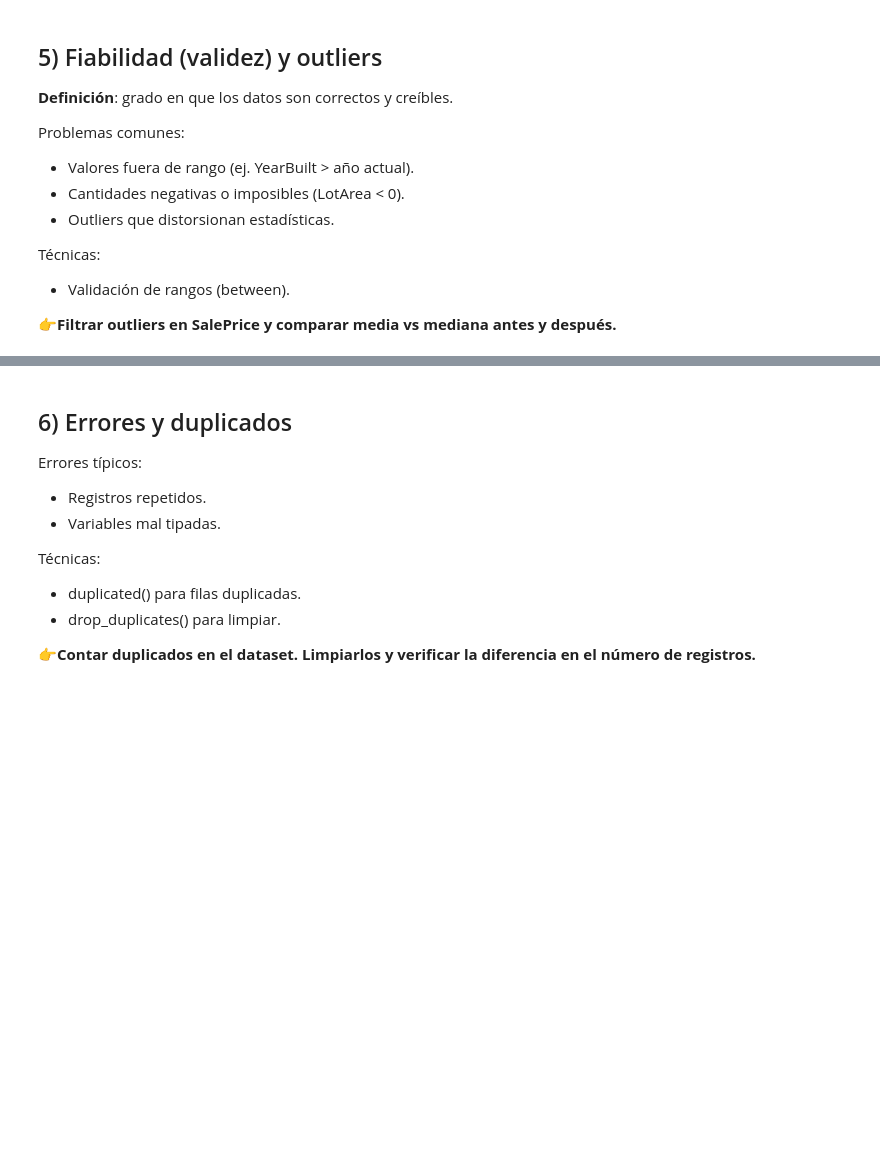
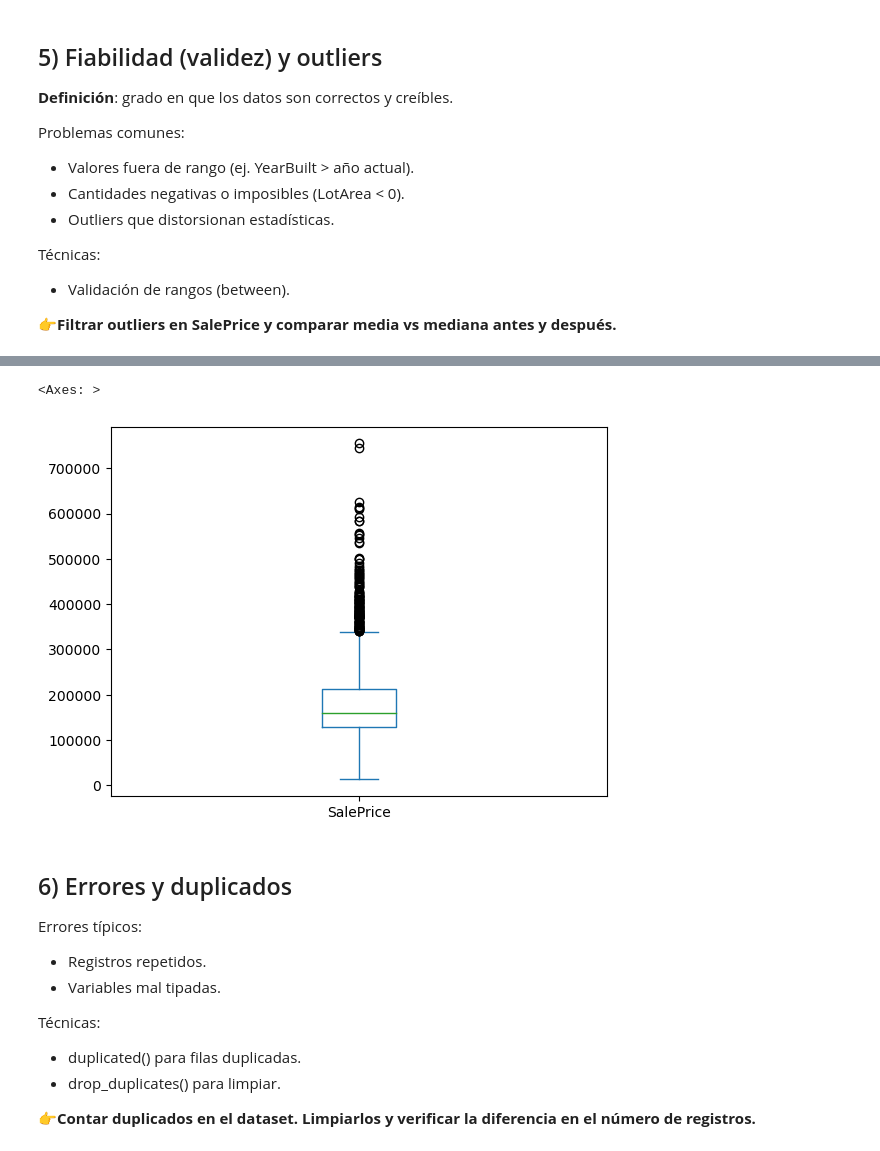
Before and after one commit to DataJm/202509-Data-Analytics-con-Python, a Jupyter notebook: Live Coding/Clase 08/Clase8_Calidad_Limpieza_Ames.ipynb, the cells around one changed output, grey strips where cells are left out. Cells and saved outputs as stored; diff of their text form; code cells hidden in the pictures; blank space fills up the shorter version.

```diff
--- a/Live Coding/Clase 08/Clase8_Calidad_Limpieza_Ames.ipynb
+++ b/Live Coding/Clase 08/Clase8_Calidad_Limpieza_Ames.ipynb
@@ -43,3 +43,7 @@ cols = [
     "SalePrice","Lot Area","Lot Frontage","Neighborhood","MS SubClass",
     "Year Built","Year Remod/Add","Yr Sold","Garage Cars","Garage Area","Alley","Fireplace Qu"
 ]
+
+df = df_raw[cols]
+
+df
@@ -83,3 +172,17 @@ Técnicas:
 **👉Comparar el conteo antes y después de la agrupación.**
 # %%
 # df["Neighborhood"].str.strip().str.title()
+# df["Neighborhood"].value_counts(dropna=False, normalize=True) * 100
+
+# df["Neighborhood"].str.lower()
+# df["Neighborhood"].str.upper()
+
+# A pandas no le gusta que yo haga esto:
+# df["Neighborhood"] = df["Neighborhood"].str.strip()
+# df["Neighborhood"] = df["Neighborhood"].str.title()
+
+# Pandas recomienda:
+df.loc[:,"Neighborhood"] = df["Neighborhood"].str.strip()
+df.loc[:,"Neighborhood"] = df["Neighborhood"].str.title()
+
+df["Neighborhood"].value_counts()
@@ -102,3 +233,8 @@ Técnicas:
+# %%
+df['SalePrice'].plot.box()
+# %% [output]
+<Axes: >
+[figure, added]
 # %% [markdown]
 
 ## 6) Errores y duplicados
```
Also changed, not shown: parts of 8 cells of this notebook, 1 other file.
